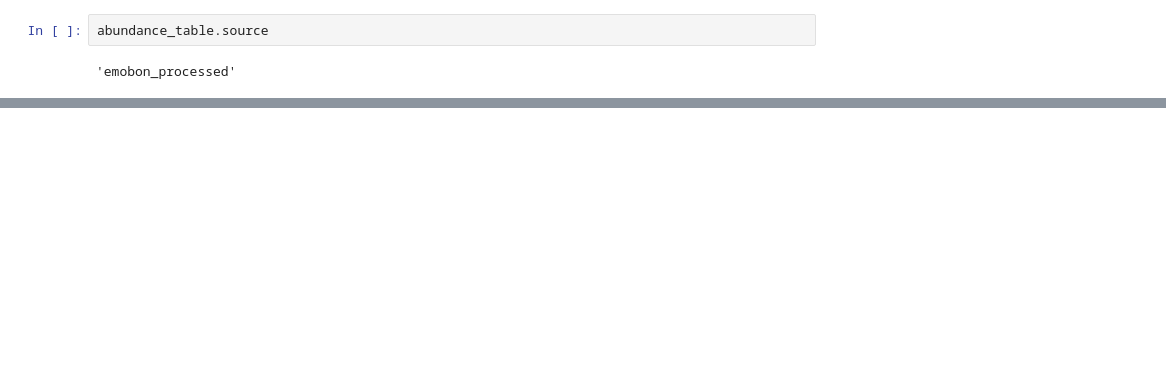
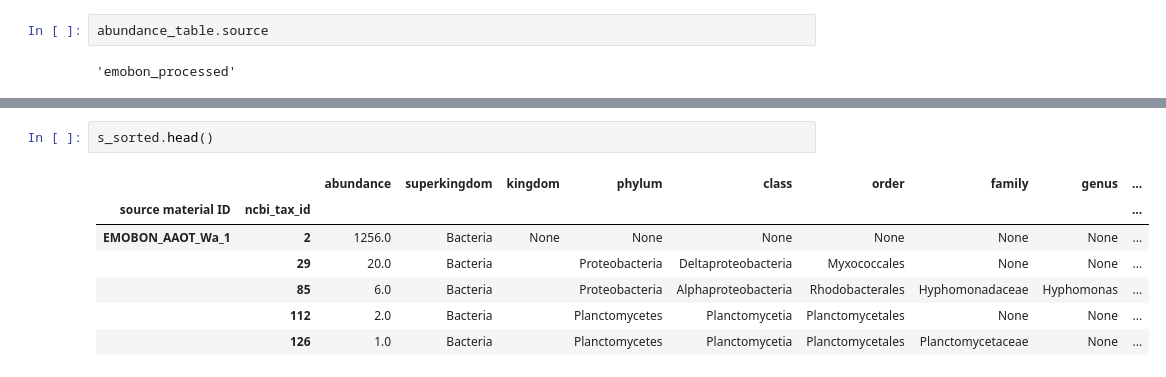
Before and after one commit to emo-bon/momics-demos, a Jupyter notebook: wfs_extra/scripts/mgnify/test_mgnify_oop.ipynb, the cells around one changed output, grey strips where cells are left out. Drawn from its saved outputs; the diff is of its cells as text; blank space fills up the shorter version.

```diff
--- a/wfs_extra/scripts/mgnify/test_mgnify_oop.ipynb
+++ b/wfs_extra/scripts/mgnify/test_mgnify_oop.ipynb
@@ -191,0 +320,10 @@ abundance_table.source
+# %%
+s_sorted.head()
+# %% [output]
+|  |  | abundance | superkingdom | kingdom | phylum | class | order | family | genus | ... |
+| source material ID | ncbi_tax_id |  |  |  |  |  |  |  |  | ... |
+| EMOBON_AAOT_Wa_1 | 2 | 1256.0 | Bacteria | None | None | None | None | None | None | ... |
+|  | 29 | 20.0 | Bacteria |  | Proteobacteria | Deltaproteobacteria | Myxococcales | None | None | ... |
+|  | 85 | 6.0 | Bacteria |  | Proteobacteria | Alphaproteobacteria | Rhodobacterales | Hyphomonadaceae | Hyphomonas | ... |
+|  | 112 | 2.0 | Bacteria |  | Planctomycetes | Planctomycetia | Planctomycetales | None | None | ... |
+|  | 126 | 1.0 | Bacteria |  | Planctomycetes | Planctomycetia | Planctomycetales | Planctomycetaceae | None | ... |
```
Also changed, not shown: parts of 25 cells of this notebook, 13 other files.
